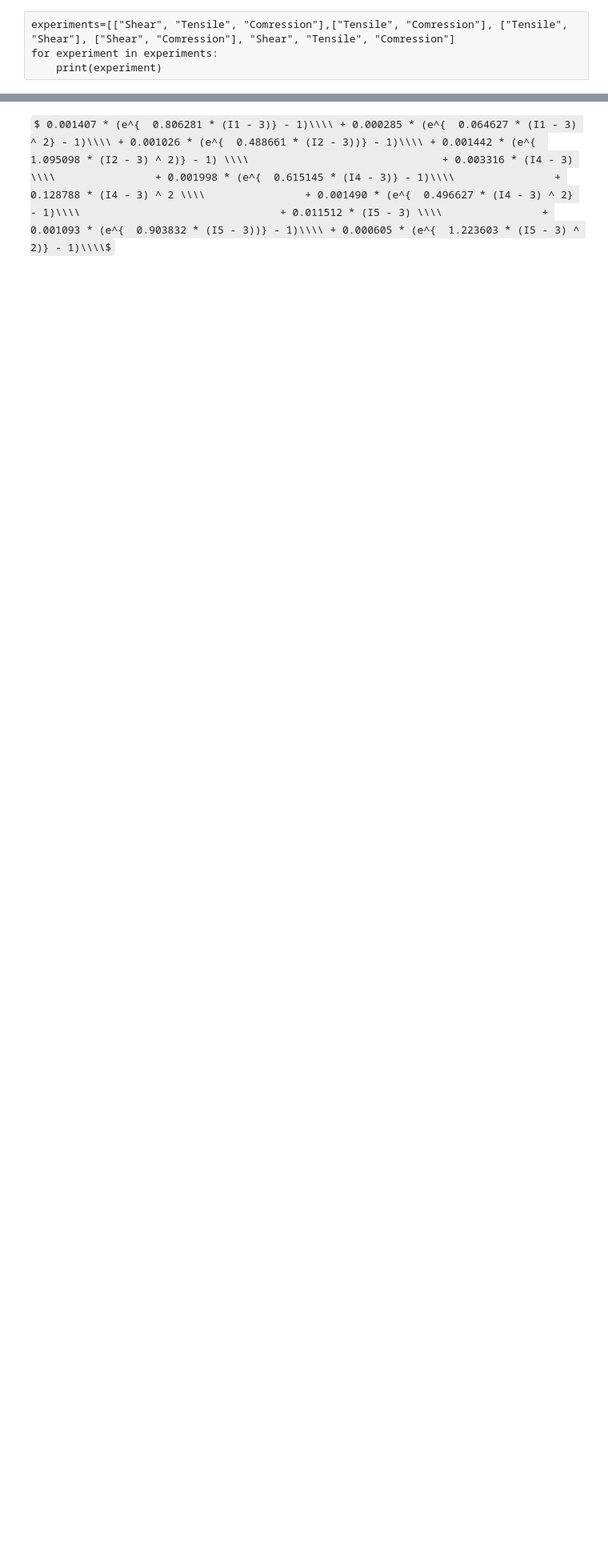
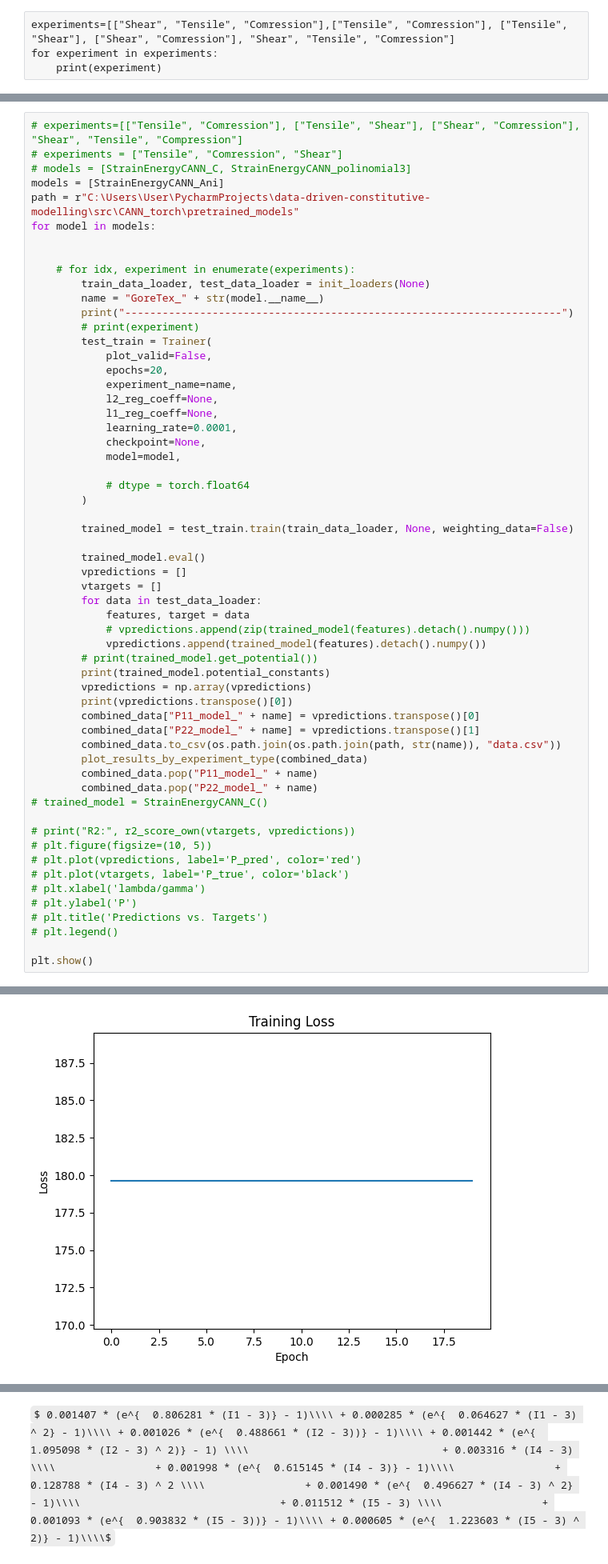
Before and after one commit to 23Grammer58/data-driven-constitutive-modelling, a Jupyter notebook: src/CANN_torch/GoreTex.ipynb, the cells around one changed output, grey strips where cells are left out. Shown at 80% size. Saved outputs shown, nothing was run; the diff lists cells and outputs as text; some formulas as TeX source; blank space fills up the shorter version.

```diff
--- a/src/CANN_torch/GoreTex.ipynb
+++ b/src/CANN_torch/GoreTex.ipynb
@@ -337,0 +281,59 @@ plt.show()
+# %%
+# experiments=[["Tensile", "Comression"], ["Tensile", "Shear"], ["Shear", "Comression"], "Shear", "Tensile", "Compression"]
+# experiments = ["Tensile", "Comression", "Shear"]
+# models = [StrainEnergyCANN_C, StrainEnergyCANN_polinomial3]
+models = [StrainEnergyCANN_Ani]
+path = r"C:\Users\User\PycharmProjects\data-driven-constitutive-modelling\src\CANN_torch\pretrained_models"
+for model in models:
+
+
+    # for idx, experiment in enumerate(experiments):
+        train_data_loader, test_data_loader = init_loaders(None)
+        name = "GoreTex_" + str(model.__name__)
+        print("----------------------------------------------------------------------")
+        # print(experiment)
+        test_train = Trainer(
+            plot_valid=False,
+            epochs=20,
+            experiment_name=name,
+            l2_reg_coeff=None,
+            l1_reg_coeff=None,
+            learning_rate=0.0001,
+            checkpoint=None,
+            model=model,
+
+            # dtype = torch.float64
+        )
+
+        trained_model = test_train.train(train_data_loader, None, weighting_data=False)
+
+        trained_model.eval()
+        vpredictions = []
+        vtargets = []
+        for data in test_data_loader:
+            features, target = data
+            # vpredictions.append(zip(trained_model(features).detach().numpy()))
+            vpredictions.append(trained_model(features).detach().numpy())
+        # print(trained_model.get_potential())
+        print(trained_model.potential_constants)
+        vpredictions = np.array(vpredictions)
+        print(vpredictions.transpose()[0])
+        combined_data["P11_model_" + name] = vpredictions.transpose()[0]
+        combined_data["P22_model_" + name] = vpredictions.transpose()[1]
+        combined_data.to_csv(os.path.join(os.path.join(path, str(name)), "data.csv"))
+        plot_results_by_experiment_type(combined_data)
+        combined_data.pop("P11_model_" + name)
+        combined_data.pop("P22_model_" + name)
+# trained_model = StrainEnergyCANN_C()
+
+# print("R2:", r2_score_own(vtargets, vpredictions))
+# plt.figure(figsize=(10, 5))
+# plt.plot(vpredictions, label='P_pred', color='red')
+# plt.plot(vtargets, label='P_true', color='black')
+# plt.xlabel('lambda/gamma')
+# plt.ylabel('P')
+# plt.title('Predictions vs. Targets')
+# plt.legend()
+
+plt.show()
+# %% [output]
@@ -337,0 +359 @@ plt.show()
+[figure, added]
```
Also changed, not shown: parts of 11 cells of this notebook, 1 other file.
